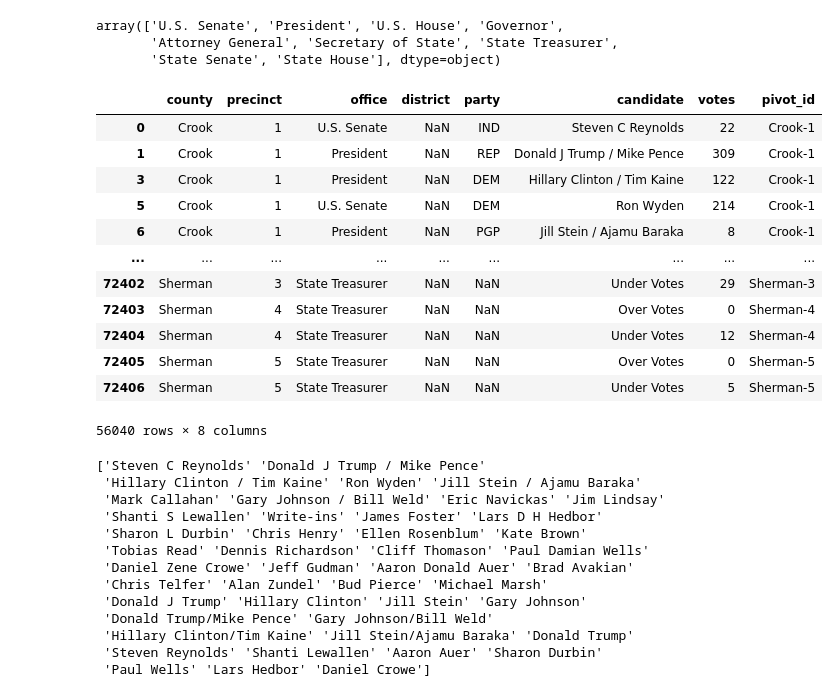
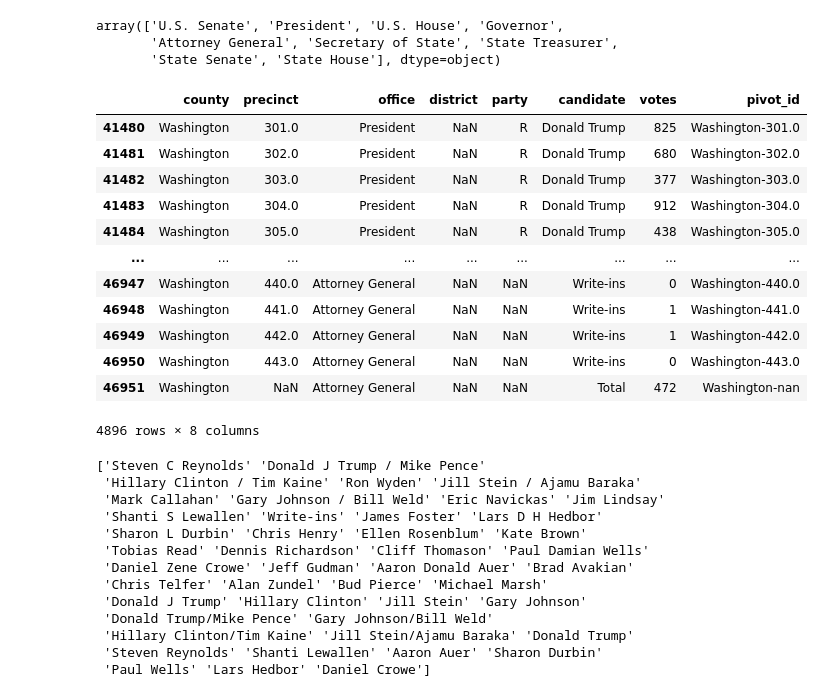
Before and after one commit to nonpartisan-redistricting-datahub/pdv-or, a Jupyter notebook: vest-or-2016/vest-or-2016-validation.ipynb, the cells around one changed output. Saved outputs shown, nothing was run; the diff lists cells and outputs as text; code cells hidden in the pictures.

Commit message:
One M county to sort out

```diff
--- a/vest-or-2016/vest-or-2016-validation.ipynb
+++ b/vest-or-2016/vest-or-2016-validation.ipynb
@@ -145,21 +145,21 @@ election_results = election_results[election_results["office"].isin(['U.S. Senat
 # %%
 election_results["pivot_id"] = election_results["county"].astype(str) +"-"+ election_results["precinct"].astype(str)
 # %%
-election_results
+election_results[election_results["county"]=="Washington"]
 # %% [output]
 |  | county | precinct | office | district | party | candidate | votes | pivot_id |
-| 0 | Crook | 1 | U.S. Senate | NaN | IND | Steven C Reynolds | 22 | Crook-1 |
-| 1 | Crook | 1 | President | NaN | REP | Donald J Trump / Mike Pence | 309 | Crook-1 |
-| 3 | Crook | 1 | President | NaN | DEM | Hillary Clinton / Tim Kaine | 122 | Crook-1 |
-| 5 | Crook | 1 | U.S. Senate | NaN | DEM | Ron Wyden | 214 | Crook-1 |
-| 6 | Crook | 1 | President | NaN | PGP | Jill Stein / Ajamu Baraka | 8 | Crook-1 |
+| 41480 | Washington | 301.0 | President | NaN | R | Donald Trump | 825 | Washington-301.0 |
+| 41481 | Washington | 302.0 | President | NaN | R | Donald Trump | 680 | Washington-302.0 |
+| 41482 | Washington | 303.0 | President | NaN | R | Donald Trump | 377 | Washington-303.0 |
+| 41483 | Washington | 304.0 | President | NaN | R | Donald Trump | 912 | Washington-304.0 |
+| 41484 | Washington | 305.0 | President | NaN | R | Donald Trump | 438 | Washington-305.0 |
 | ... | ... | ... | ... | ... | ... | ... | ... | ... |
-| 72402 | Sherman | 3 | State Treasurer | NaN | NaN | Under Votes | 29 | Sherman-3 |
-| 72403 | Sherman | 4 | State Treasurer | NaN | NaN | Over Votes | 0 | Sherman-4 |
-| 72404 | Sherman | 4 | State Treasurer | NaN | NaN | Under Votes | 12 | Sherman-4 |
-| 72405 | Sherman | 5 | State Treasurer | NaN | NaN | Over Votes | 0 | Sherman-5 |
-| 72406 | Sherman | 5 | State Treasurer | NaN | NaN | Under Votes | 5 | Sherman-5 |
+| 46947 | Washington | 440.0 | Attorney General | NaN | NaN | Write-ins | 0 | Washington-440.0 |
+| 46948 | Washington | 441.0 | Attorney General | NaN | NaN | Write-ins | 1 | Washington-441.0 |
+| 46949 | Washington | 442.0 | Attorney General | NaN | NaN | Write-ins | 1 | Washington-442.0 |
+| 46950 | Washington | 443.0 | Attorney General | NaN | NaN | Write-ins | 0 | Washington-443.0 |
+| 46951 | Washington | NaN | Attorney General | NaN | NaN | Total | 472 | Washington-nan |
-56040 rows × 8 columns
+4896 rows × 8 columns
 # %%
 election_results = election_results[~election_results["candidate"].isin(['Over Votes','Under Votes','Total'])]
 print(election_results["candidate"].unique())
```
Also changed, not shown: parts of 36 cells of this notebook.
